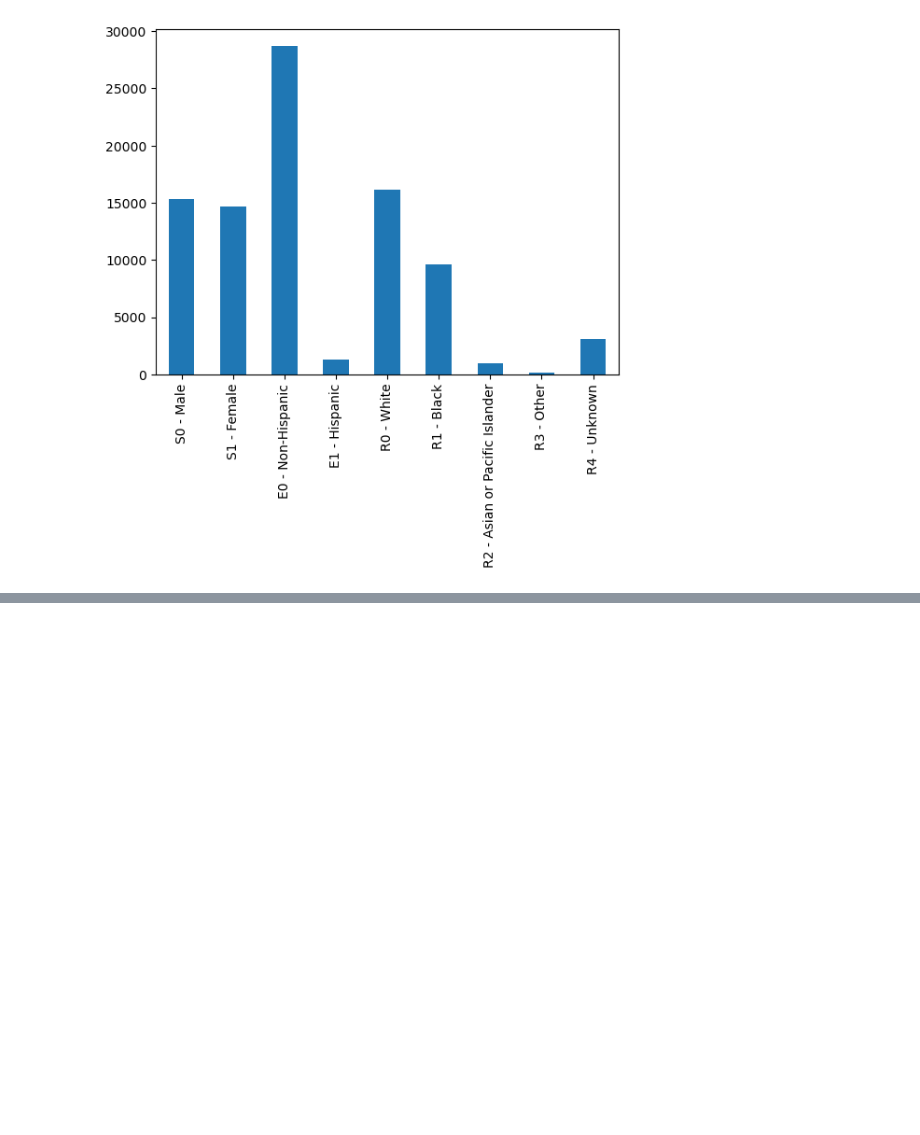
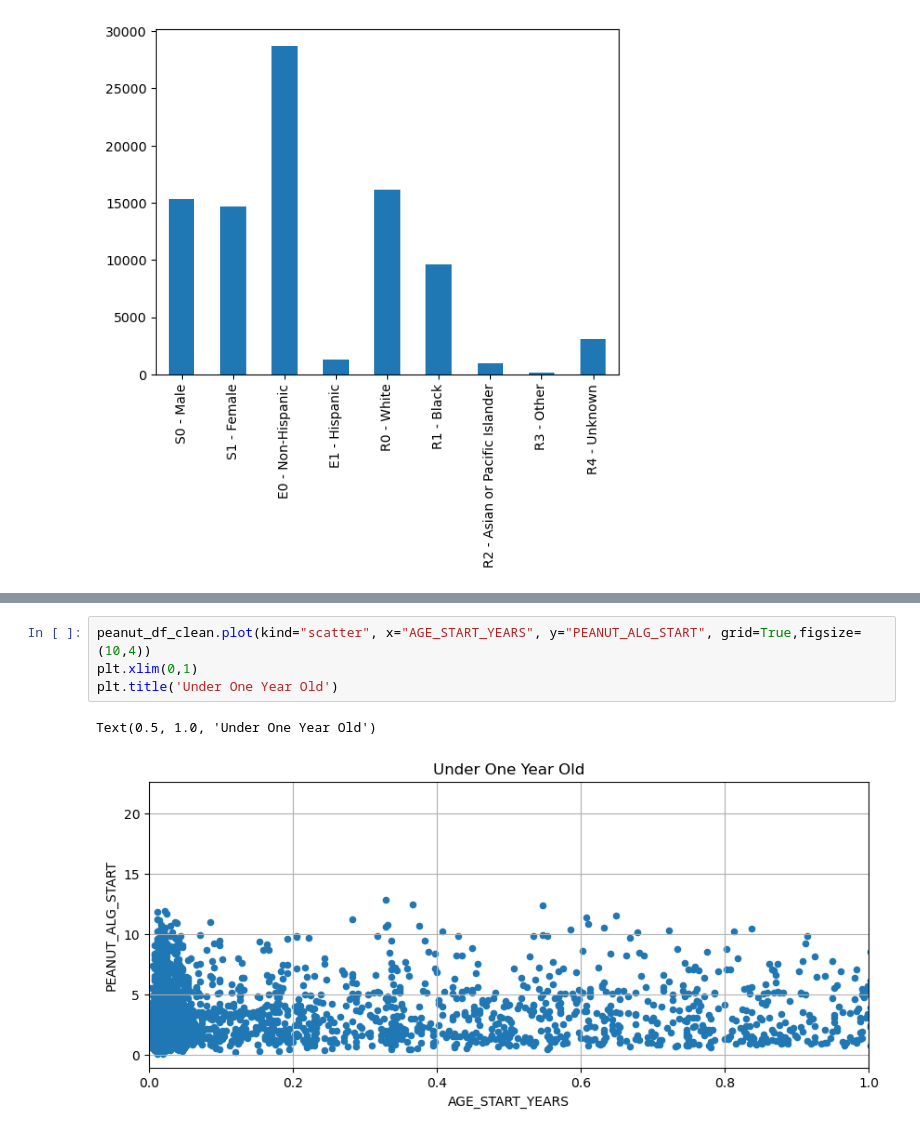
Before and after one commit to leahkrause/project_1, a Jupyter notebook: Allergy.ipynb, the cells around one changed output, grey strips where cells are left out. Drawn from its saved outputs; the diff is of its cells as text; blank space fills up the shorter version.

```diff
--- a/Allergy.ipynb
+++ b/Allergy.ipynb
@@ -93,0 +217,7 @@ pd.concat([allergy_df.groupby('GENDER_FACTOR').count(),
+# %%
+peanut_df_clean.plot(kind="scatter", x="AGE_START_YEARS", y="PEANUT_ALG_START", grid=True,figsize=(10,4))
+plt.xlim(0,1)
+plt.title('Under One Year Old')
+# %% [output]
+Text(0.5, 1.0, 'Under One Year Old')
+[figure, added]
```
Also changed, not shown: parts of 30 cells of this notebook.
